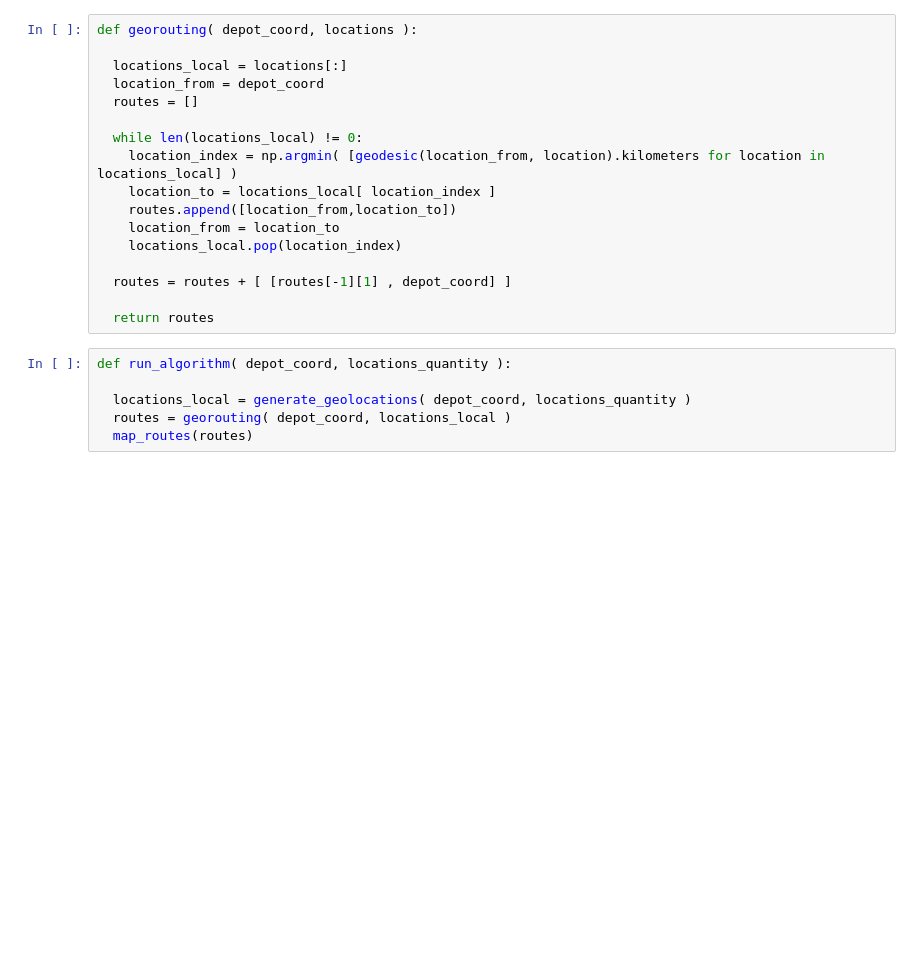
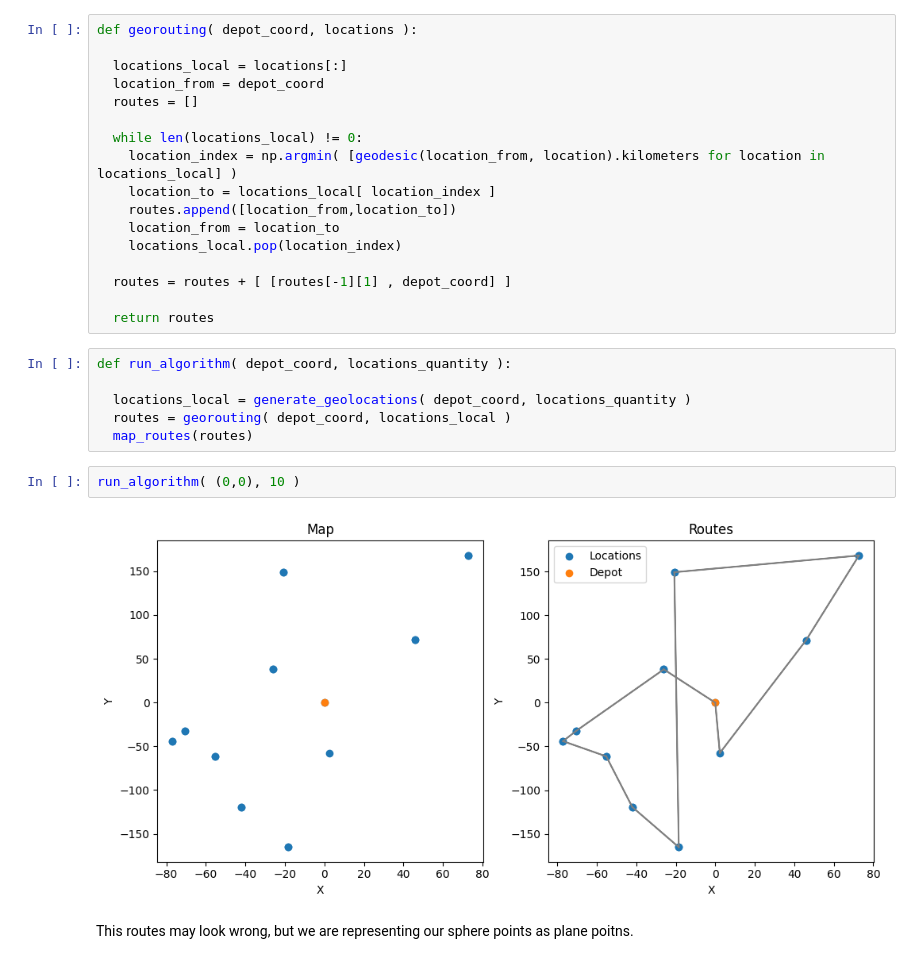
Before and after one commit to arielbakal/vehicle_routing_problem, a Jupyter notebook: vehicle_routing.ipynb, the cells around one changed output. Cells and saved outputs as stored; diff of their text form; blank space fills up the shorter version.

Commit message:
testing new run_algorithm()

```diff
--- a/vehicle_routing.ipynb
+++ b/vehicle_routing.ipynb
@@ -122,3 +122,9 @@ def run_algorithm( depot_coord, locations_quantity ):
   locations_local = generate_geolocations( depot_coord, locations_quantity )
   routes = georouting( depot_coord, locations_local )
   map_routes(routes)
+# %%
+run_algorithm( (0,0), 10 )
+# %% [output]
+[figure, added]
+# %% [markdown]
+This routes may look wrong, but we are representing our sphere points as plane poitns.
```
